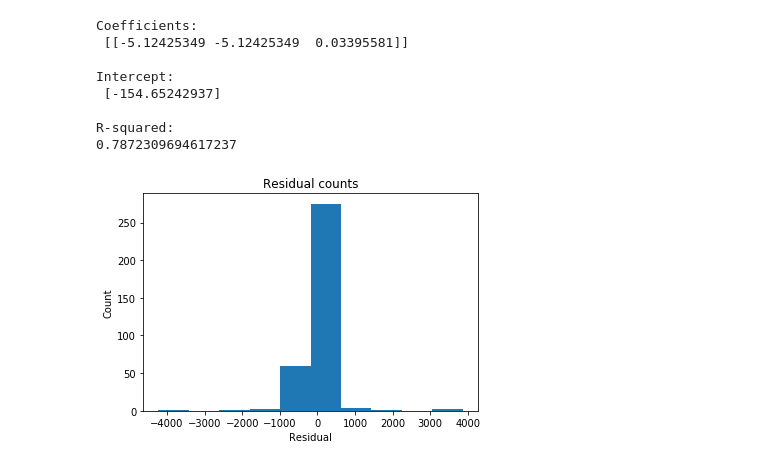
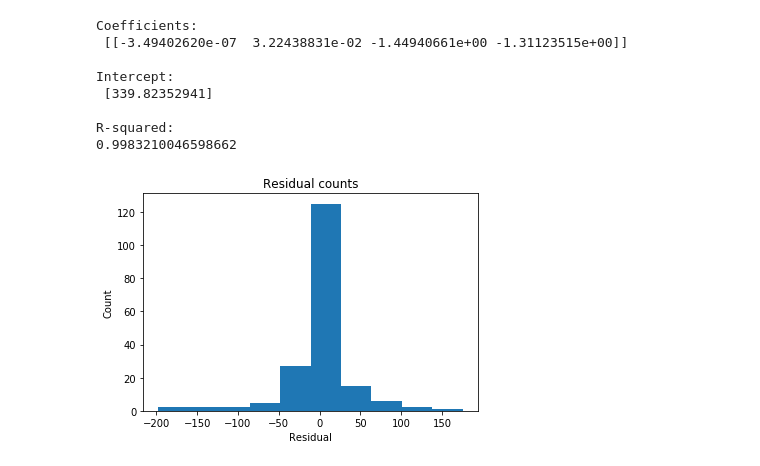
Before and after one commit to keith44/TF-Data_Science, a Jupyter notebook: Data_Science/Supervised learning/Challenge-make your own regression model.ipynb, the cells around one changed output. Drawn from its saved outputs; the diff is of its cells as text; code cells hidden in the pictures.

```diff
--- a/Data_Science/Supervised learning/Challenge-make your own regression model.ipynb
+++ b/Data_Science/Supervised learning/Challenge-make your own regression model.ipynb
@@ -200 +86,8 @@ df
+# %%
+df.index = pd.RangeIndex(len(df.index))
+df.index = range(len(df.index))
+df = df.dropna(how='any', inplace=False)
+df = df[['Property_crime','City' ,'Population^2','Population','Murder','Robbery','Theft','MV','Arson','Asslt']]
+# %%
+df['Population_log'] = [ math.sqrt(x) for x in  df['Population']]
 # %%
@@ -210,40 +111,53 @@ display(correlation_matrix)
+# %%
+from matplotlib.mlab import PCA as mlabPCA
+from sklearn.preprocessing import StandardScaler
+from sklearn.decomposition import PCA
+X = df.loc[:,['Population^2','Population','Murder','Robbery','Theft','MV','Arson','Asslt']].dropna()
+
+pca = PCA(n_components=4)
+X_pca = pca.fit_transform(X)
 # %%
-# Instantiate and fit our model.
+ # Instantiate and fit our model.
 regr = linear_model.LinearRegression()
-Y = df['Property_crimes'].values.reshape(-1, 1)
-X = df[['Murder','Robbery','Population']]
-regr.fit(X, Y)
+Y = df['Property_crime'].values.reshape(-1, 1)
+X = X_pca
+regr.fit(X_pca,Y)
+
+
 
 # Inspect the results.
 print('\nCoefficients: \n', regr.coef_)
 print('\nIntercept: \n', regr.intercept_)
 print('\nR-squared:')
 print(regr.score(X, Y))
+ # 'Population' ,'Murder', 'Robbery', 'Theft','MV', 'Population^2','Arson','Asslt'
+        #Population','Population^2','Robbery','Theft','MV','Arson'
 # %% [output]
 Coefficients:
- [[-5.12425349 -5.12425349  0.03395581]]
+ [[-3.49402620e-07  3.22438831e-02 -1.44940661e+00 -1.31123515e+00]]
 
 Intercept:
- [-154.65242937]
+ [339.82352941]
 
 R-squared:
-0.7872309694617237
+0.9983210046598662
 # %%
 # Extract predicted values.
+sqrroot_outcome = [math.sqrt(x) for x in  df.Property_crime]
+
 predicted = regr.predict(X).ravel()
-actual = df['Property_crimes']
-
-# Calculate the error, also called the residual.
+actual = df.Property_crime
+# Calculate the error
 residual = actual - predicted
 
 
 plt.hist(residual)
 plt.title('Residual counts')
 plt.xlabel('Residual')
 plt.ylabel('Count')
 plt.show()
 # %% [output]
-[figure, old version]
+[figure, new version]
 # %%
 plt.scatter(predicted, residual)
 plt.xlabel('Predicted')
```
Also changed, not shown: parts of 20 cells of this notebook, 1 other file.
